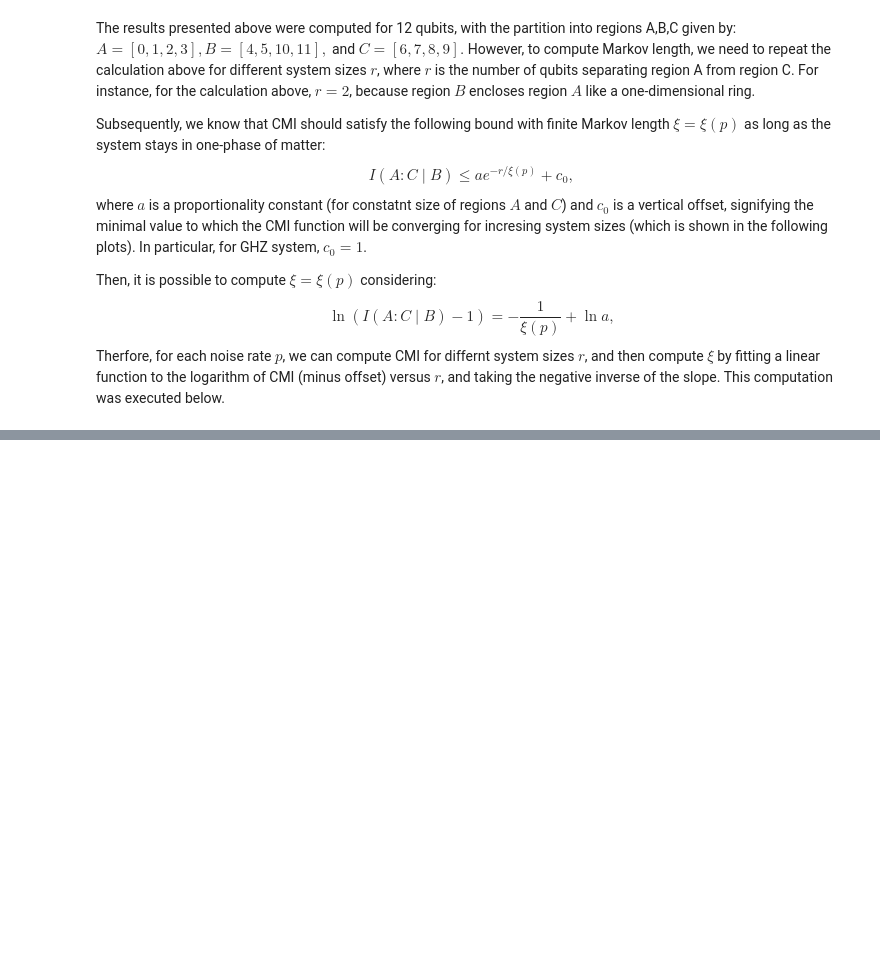
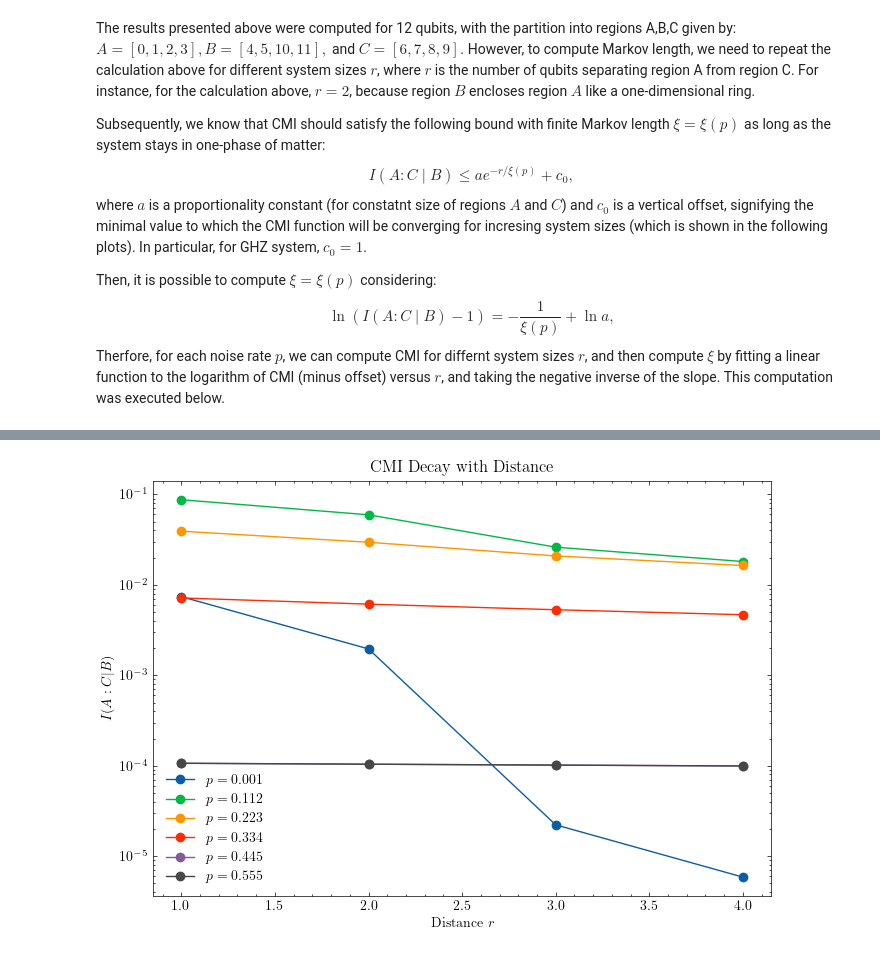
Before and after one commit to HannaKarwowska/PSI-Essay, a Jupyter notebook: New_codes/GHZ_state.ipynb, the cells around one changed output, grey strips where cells are left out. Saved outputs shown, nothing was run; the diff lists cells and outputs as text; code cells hidden in the pictures; blank space fills up the shorter version.

```diff
--- a/New_codes/GHZ_state.ipynb
+++ b/New_codes/GHZ_state.ipynb
@@ -411,0 +570,28 @@ print("finite xi values:", np.sum(np.isfinite(xi_array)))
+# %%
+# ============================================================
+# CMI vs distance r for different noise rates p
+# ============================================================
+
+plt.figure(figsize=(7,5))
+plt.style.use('science')
+
+# Choose which p values to display
+#selected_p_indices = [0, 5, 10, 15, 20]
+
+for idx in range(6):
+
+    #p = p_array2[idx]
+
+    plt.plot(distances,cmi_matrix[idx],marker='o',label=fr"$p={p_array2[idx]:.3f}$")
+
+plt.yscale('log')
+
+plt.xlabel("Distance $r$")
+plt.ylabel(r"$I(A:C|B)$")
+plt.title("CMI Decay with Distance")
+plt.legend()
+#plt.grid(True, which='both')
+plt.tight_layout()
+plt.show()
+# %% [output]
+[figure, added]
```
Also changed, not shown: parts of 11 cells of this notebook, 2 other files.
